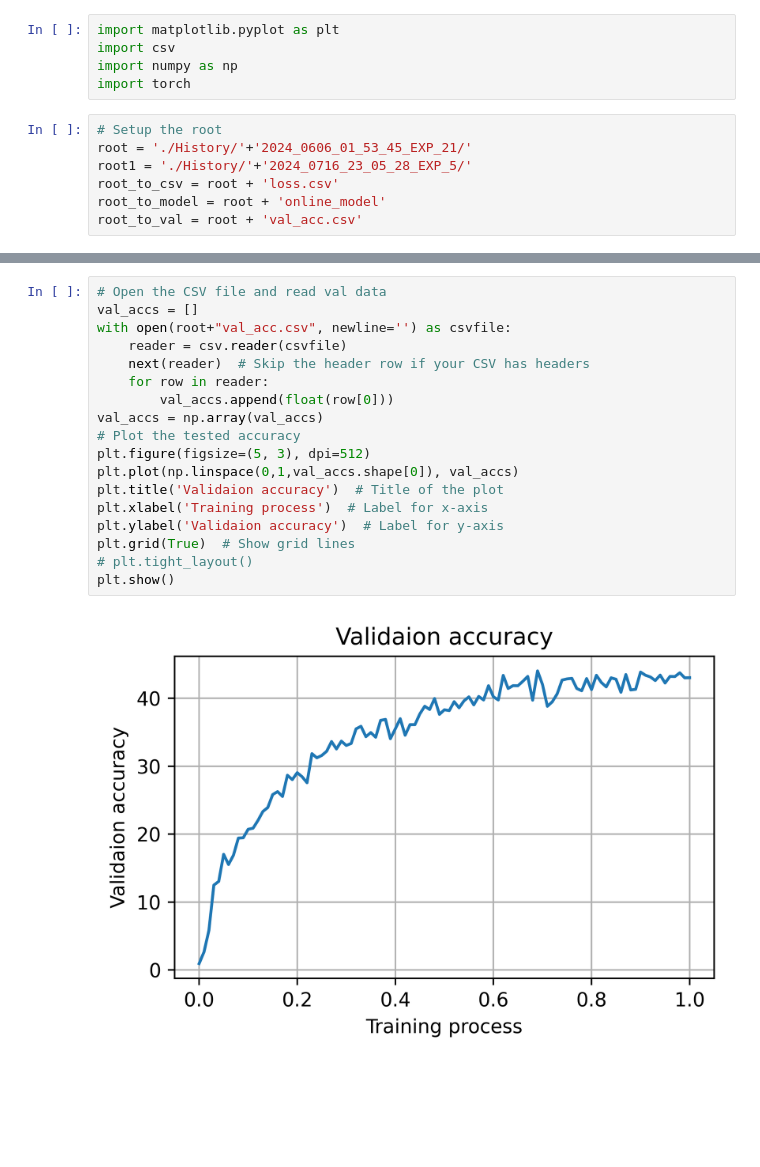
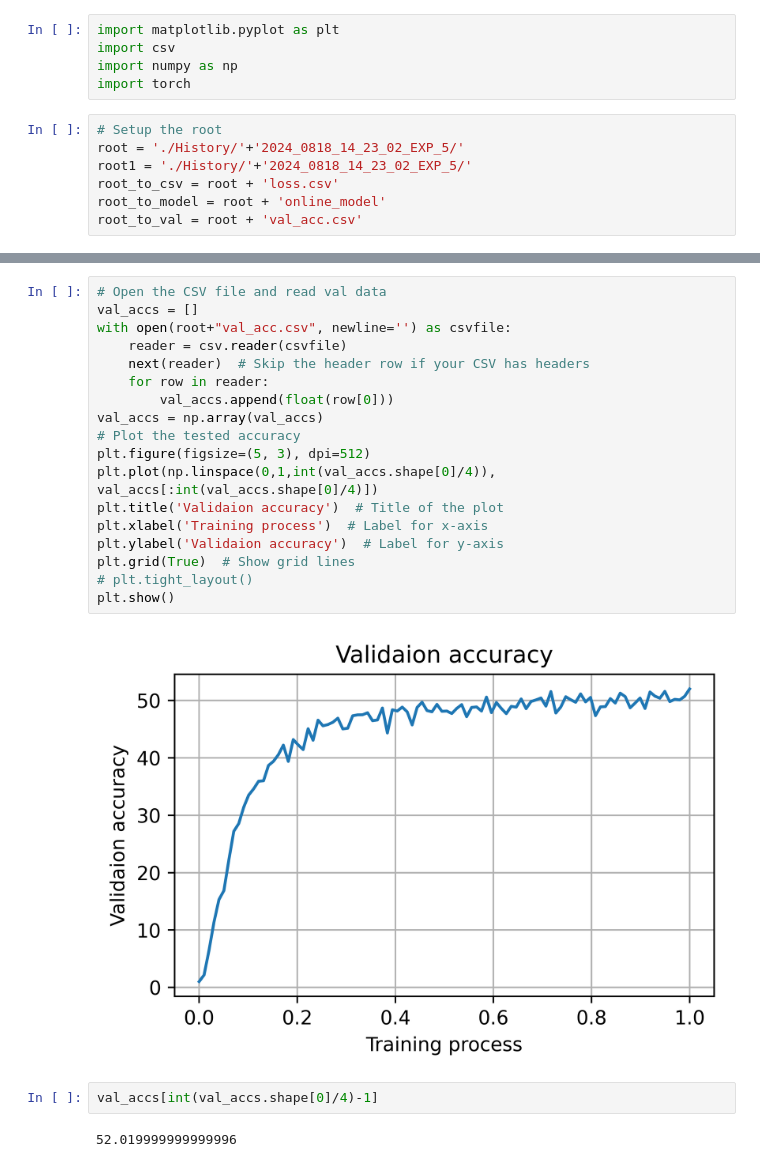
Before and after one commit to Ellibola/Code, a Jupyter notebook: draw_figure.ipynb, the cells around one changed output, grey strips where cells are left out. Saved outputs shown, nothing was run; the diff lists cells and outputs as text; blank space fills up the shorter version.

```diff
--- a/draw_figure.ipynb
+++ b/draw_figure.ipynb
@@ -5,8 +5,8 @@ import numpy as np
 import torch
 # %%
 # Setup the root
-root = './History/'+'2024_0606_01_53_45_EXP_21/'
-root1 = './History/'+'2024_0716_23_05_28_EXP_5/'
+root = './History/'+'2024_0818_14_23_02_EXP_5/'
+root1 = './History/'+'2024_0818_14_23_02_EXP_5/'
 root_to_csv = root + 'loss.csv'
 root_to_model = root + 'online_model'
 root_to_val = root + 'val_acc.csv'
@@ -37,23 +38,27 @@ plt.show()
 # %%
 # Open the CSV file and read val data
 val_accs = []
 with open(root+"val_acc.csv", newline='') as csvfile:
     reader = csv.reader(csvfile)
     next(reader)  # Skip the header row if your CSV has headers
     for row in reader:
         val_accs.append(float(row[0]))
 val_accs = np.array(val_accs)
 # Plot the tested accuracy
 plt.figure(figsize=(5, 3), dpi=512)
-plt.plot(np.linspace(0,1,val_accs.shape[0]), val_accs)
+plt.plot(np.linspace(0,1,int(val_accs.shape[0]/4)), val_accs[:int(val_accs.shape[0]/4)])
 plt.title('Validaion accuracy')  # Title of the plot
 plt.xlabel('Training process')  # Label for x-axis
 plt.ylabel('Validaion accuracy')  # Label for y-axis
 plt.grid(True)  # Show grid lines
 # plt.tight_layout()
 plt.show()
 # %% [output]
-[figure, old version]
+[figure, new version]
+# %%
+val_accs[int(val_accs.shape[0]/4)-1]
+# %% [output]
+52.019999999999996
 # %%
 # Open the CSV file and read val data
 val_accs = []
```
Also changed, not shown: parts of 3 cells of this notebook, 9 other files.
